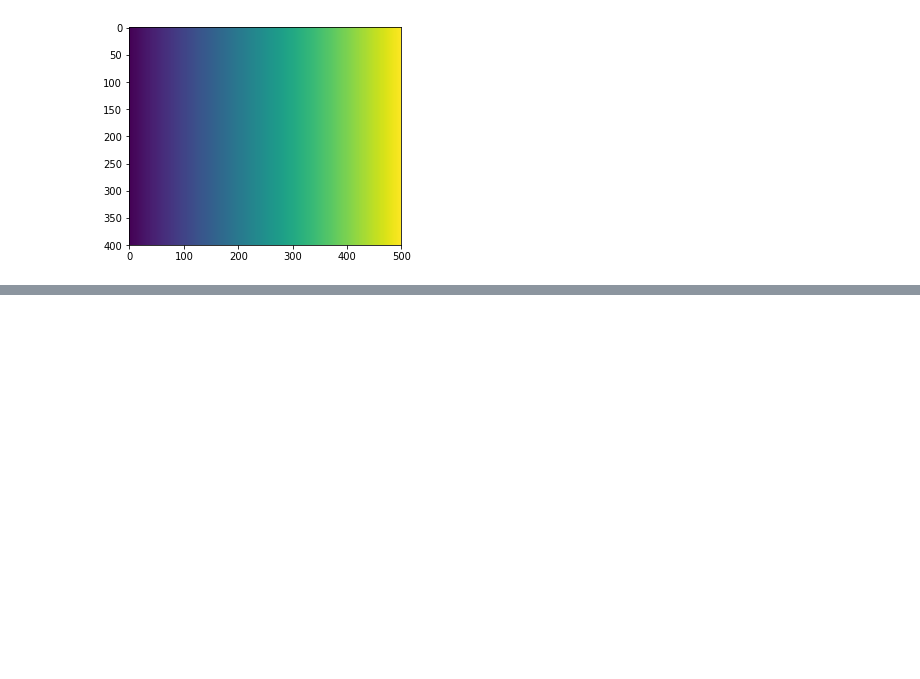
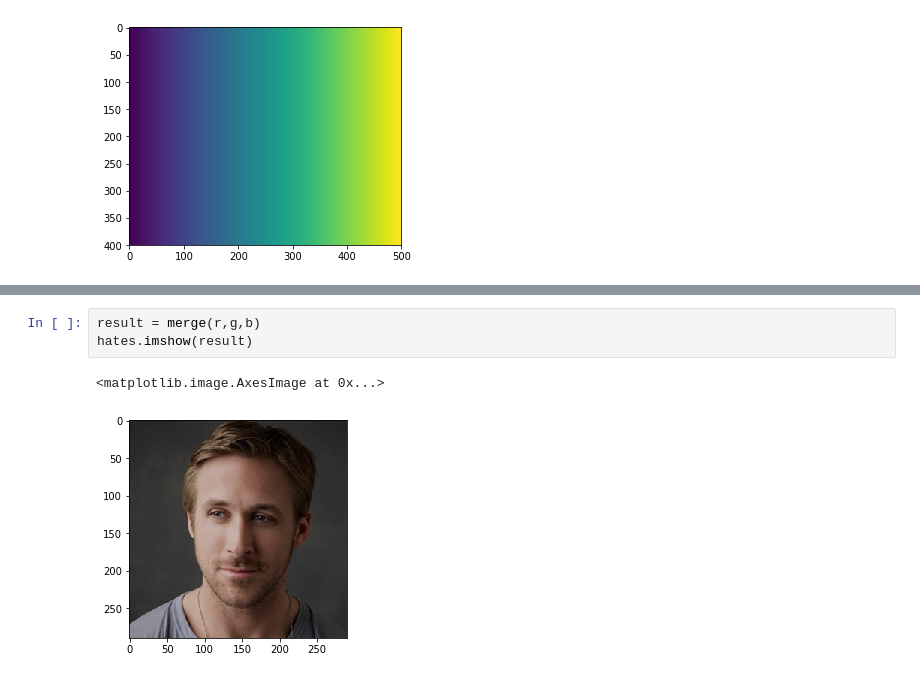
Before and after one commit to jchung05/42numpyrush, a Jupyter notebook: notebooks/jchung.ipynb, the cells around one changed output, grey strips where cells are left out. Drawn from its saved outputs; the diff is of its cells as text; blank space fills up the shorter version.

```diff
--- a/notebooks/jchung.ipynb
+++ b/notebooks/jchung.ipynb
@@ -53,0 +67,6 @@ hates.imshow(img)
+# %%
+result = merge(r,g,b)
+hates.imshow(result)
+# %% [output]
+<matplotlib.image.AxesImage at 0x...>
+[figure, added]
```
Also changed, not shown: parts of 7 cells of this notebook, 1 other file.
